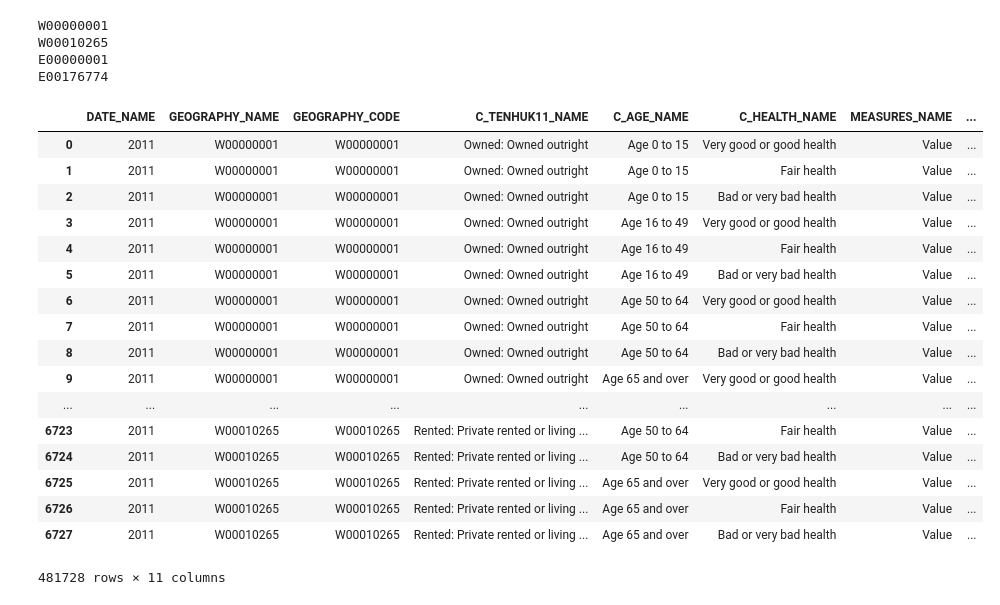
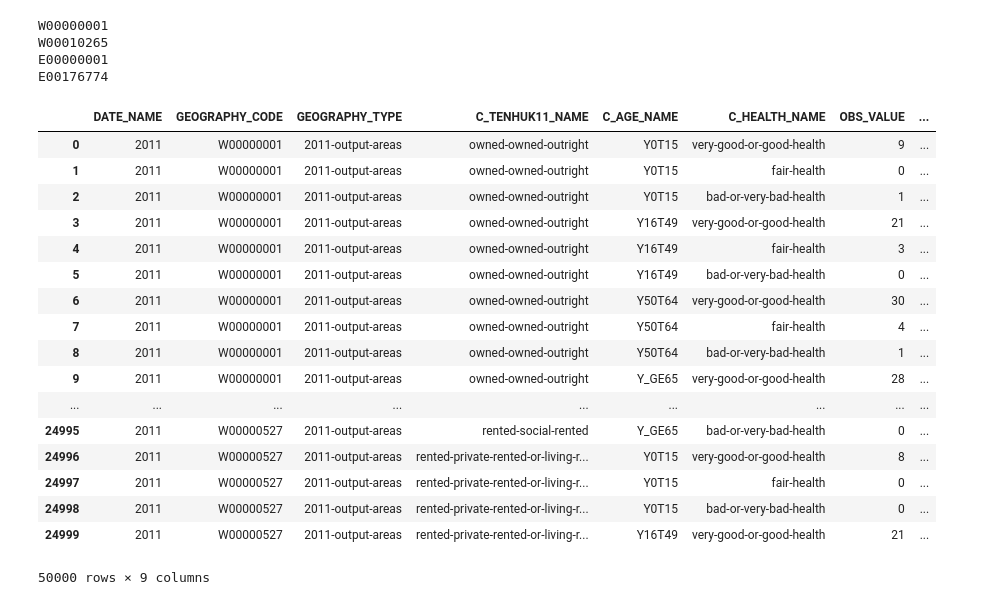
Before and after one commit to GSS-Cogs/census-test, a Jupyter notebook: NOMIS.ipynb, the cells around one changed output. Saved outputs shown, nothing was run; the diff lists cells and outputs as text; code cells hidden in the pictures.

Commit message:
Revised code, still need to write check for record counts etc.

```diff
--- a/NOMIS.ipynb
+++ b/NOMIS.ipynb
@@ -89,11 +105,14 @@ display(df_Geography_Wales)
 
 i = 0
 while True:
-    str_df_Geog_L1_ID = str(df_Geography_Wales.structure[0]['codelist'][0]['code'][i]['description'])
-    if '2011 output areas within Wales' in str_df_Geog_L1_ID:
+    str_df_Geog_L1_ID = str(df_Geography_Wales.structure[0]['codelist'][0]['code'][i]['description']['value'])
+    if '2011 output areas within Wales' == str_df_Geog_L1_ID:
         print(str_df_Geog_L1_ID + ' -- ID: ' + str(df_Geography_Wales.structure[0]['codelist'][0]['code'][i]['value']))
         str_df_Geog_L1_ID_Wales = str(df_Geography_Wales.structure[0]['codelist'][0]['code'][i]['value'])
+        break
     i += 1
+
+df_Geography_Wales = pd.DataFrame() # Memory
 # %% [output]
 |  | structure |
 | codelists | {'codelist': [{'agencyid': 'NOMIS... |
@@ -137,15 +157,21 @@ IndexError: list index out of range
 # Get Geography sets using Level 1 Geography IDs for WALES:
 baseURL_Geography_Wales_L1 = 'https://www.nomisweb.co.uk/api/v01/dataset/' + str_dataset_id + '/geography/' + str_df_Geog_L1_ID_Wales + '.def.sdmx.json'
 df_Geography_Wales_L2 = pd.read_json(baseURL_Geography_Wales_L1)
-display(df_Geography_Wales_L2)
+#display(df_Geography_Wales_L2)
 
 i = 0
 str_df_Geog_L2_ID_Wales_LowerRange = 'W99999999999999999'
 str_df_Geog_L2_ID_Wales_HigherRange = ''
 while True:
-    str_df_Geog_L2_ID = str(df_Geography_Wales_L2.structure[0]['codelist'][0]['code'][i]['description']['value'])
-    if str_df_Geog_L2_ID < str_df_Geog_L2_ID_Wales_LowerRange:
-        str_df_Geog_L2_ID_Wales_LowerRange = str_df_Geog_L2_ID
-    if str_df_Geog_L2_ID > str_df_Geog_L2_ID_Wales_HigherRange:
-        str_df_Geog_L2_ID_Wales_HigherRange = str_df_Geog_L2_ID
-    i += 1
+    try:
+        str_df_Geog_L2_ID = str(df_Geography_Wales_L2.structure[0]['codelist'][0]['code'][i]['description']['value'])
+        if str_df_Geog_L2_ID < str_df_Geog_L2_ID_Wales_LowerRange:
+            str_df_Geog_L2_ID_Wales_LowerRange = str_df_Geog_L2_ID
+        if str_df_Geog_L2_ID > str_df_Geog_L2_ID_Wales_HigherRange:
+            str_df_Geog_L2_ID_Wales_HigherRange = str_df_Geog_L2_ID
+        i += 1
+
+    except IndexError:
+        break
+
+df_Geography_Wales_L2 = pd.DataFrame() # Memory
@@ -200,43 +212,51 @@ E00176774
 # %%
 # NOMIS RESTful: Get Tabular Data using Level 2 Geography Code IDs:
 
 # Get Data for WALES:
-baseURL_Geography_Wales_Data = 'https://www.nomisweb.co.uk/api/v01/dataset/' + str_dataset_id + '.data.csv?date=latest&geography=' + str_df_Geog_L2_ID_Wales_LowerRange + '...' + str_df_Geog_L2_ID_Wales_HigherRange + '&c_tenhuk11=2,3,5,6&c_age=1...4&c_health=1...3&measures=20100&select=date_name,geography_name,geography_code,c_tenhuk11_name,c_age_name,c_health_name,measures_name,obs_value,obs_status_name,record_offset,record_count'
+#baseURL_Geography_Wales_Data = 'https://www.nomisweb.co.uk/api/v01/dataset/' + str_dataset_id + '.data.csv?date=latest&geography=' + str_df_Geog_L2_ID_Wales_LowerRange + '...' + str_df_Geog_L2_ID_Wales_HigherRange + '&c_tenhuk11=2,3,5,6&c_age=1...4&c_health=1...3&measures=20100&select=date_name,geography_name,geography_code,c_tenhuk11_name,c_age_name,c_health_name,measures_name,obs_value,obs_status_name,record_offset,record_count'
+# Revised:
+baseURL_Geography_Wales_Data = 'https://www.nomisweb.co.uk/api/v01/dataset/' + str_dataset_id + '.data.csv?date=latest&geography=' + str_df_Geog_L2_ID_Wales_LowerRange + '...' + str_df_Geog_L2_ID_Wales_HigherRange + '&c_tenhuk11=2,3,5,6&c_age=1...4&c_health=1...3&measures=20100&select=date_name,geography_code,geography_type,c_tenhuk11_name,c_age_name,c_health_name,obs_value,record_offset,record_count'
+stream = session.get(baseURL_Geography_Wales_Data, stream=True).raw
+stream.decode_content = True
+final_df_wales = pd.read_csv(stream)
 
 additionalURL = ''
 intRecordController = 0
-final_df_wales = pd.DataFrame()
-
 # The links below are limited to the first 25,000 cells per call.
 while True:
     additionalURL = '&RecordOffset=' + str(intRecordController)
     concatenatedURL = baseURL_Geography_Wales_Data + additionalURL
     dataframe = pd.read_csv(concatenatedURL)
     if (dataframe.empty):
         break
 
     #display(dataframe)
     frames = [final_df_wales, dataframe]
     final_df_wales = pd.concat(frames)
-    intRecordController = intRecordController + 25000
+
+
+final_df_wales.GEOGRAPHY_TYPE  = final_df_wales.GEOGRAPHY_TYPE.apply(slug.slug)
+final_df_wales.C_TENHUK11_NAME = final_df_wales.C_TENHUK11_NAME.apply(slug.slug)
+final_df_wales.C_HEALTH_NAME   = final_df_wales.C_HEALTH_NAME.apply(slug.slug)
+final_df_wales['C_AGE_NAME']   = final_df_wales['C_AGE_NAME'].replace('Age 0 to 15', 'Y0T15').replace('Age 16 to 49', 'Y16T49').replace('Age 50 to 64', 'Y50T64').replace('Age 65 and over', 'Y_GE65')
 
 display(final_df_wales)
 # %% [output]
-|  | DATE_NAME | GEOGRAPHY_NAME | GEOGRAPHY_CODE | C_TENHUK11_NAME | C_AGE_NAME | C_HEALTH_NAME | MEASURES_NAME | ... |
-| 0 | 2011 | W00000001 | W00000001 | Owned: Owned outright | Age 0 to 15 | Very good or good health | Value | ... |
-| 1 | 2011 | W00000001 | W00000001 | Owned: Owned outright | Age 0 to 15 | Fair health | Value | ... |
-| 2 | 2011 | W00000001 | W00000001 | Owned: Owned outright | Age 0 to 15 | Bad or very bad health | Value | ... |
-| 3 | 2011 | W00000001 | W00000001 | Owned: Owned outright | Age 16 to 49 | Very good or good health | Value | ... |
-| 4 | 2011 | W00000001 | W00000001 | Owned: Owned outright | Age 16 to 49 | Fair health | Value | ... |
-| 5 | 2011 | W00000001 | W00000001 | Owned: Owned outright | Age 16 to 49 | Bad or very bad health | Value | ... |
-| 6 | 2011 | W00000001 | W00000001 | Owned: Owned outright | Age 50 to 64 | Very good or good health | Value | ... |
-| 7 | 2011 | W00000001 | W00000001 | Owned: Owned outright | Age 50 to 64 | Fair health | Value | ... |
-| 8 | 2011 | W00000001 | W00000001 | Owned: Owned outright | Age 50 to 64 | Bad or very bad health | Value | ... |
-| 9 | 2011 | W00000001 | W00000001 | Owned: Owned outright | Age 65 and over | Very good or good health | Value | ... |
+|  | DATE_NAME | GEOGRAPHY_CODE | GEOGRAPHY_TYPE | C_TENHUK11_NAME | C_AGE_NAME | C_HEALTH_NAME | OBS_VALUE | ... |
+| 0 | 2011 | W00000001 | 2011-output-areas | owned-owned-outright | Y0T15 | very-good-or-good-health | 9 | ... |
+| 1 | 2011 | W00000001 | 2011-output-areas | owned-owned-outright | Y0T15 | fair-health | 0 | ... |
+| 2 | 2011 | W00000001 | 2011-output-areas | owned-owned-outright | Y0T15 | bad-or-very-bad-health | 1 | ... |
+| 3 | 2011 | W00000001 | 2011-output-areas | owned-owned-outright | Y16T49 | very-good-or-good-health | 21 | ... |
+| 4 | 2011 | W00000001 | 2011-output-areas | owned-owned-outright | Y16T49 | fair-health | 3 | ... |
+| 5 | 2011 | W00000001 | 2011-output-areas | owned-owned-outright | Y16T49 | bad-or-very-bad-health | 0 | ... |
+| 6 | 2011 | W00000001 | 2011-output-areas | owned-owned-outright | Y50T64 | very-good-or-good-health | 30 | ... |
+| 7 | 2011 | W00000001 | 2011-output-areas | owned-owned-outright | Y50T64 | fair-health | 4 | ... |
+| 8 | 2011 | W00000001 | 2011-output-areas | owned-owned-outright | Y50T64 | bad-or-very-bad-health | 1 | ... |
+| 9 | 2011 | W00000001 | 2011-output-areas | owned-owned-outright | Y_GE65 | very-good-or-good-health | 28 | ... |
 | ... | ... | ... | ... | ... | ... | ... | ... | ... |
-| 6723 | 2011 | W00010265 | W00010265 | Rented: Private rented or living ... | Age 50 to 64 | Fair health | Value | ... |
-| 6724 | 2011 | W00010265 | W00010265 | Rented: Private rented or living ... | Age 50 to 64 | Bad or very bad health | Value | ... |
-| 6725 | 2011 | W00010265 | W00010265 | Rented: Private rented or living ... | Age 65 and over | Very good or good health | Value | ... |
-| 6726 | 2011 | W00010265 | W00010265 | Rented: Private rented or living ... | Age 65 and over | Fair health | Value | ... |
-| 6727 | 2011 | W00010265 | W00010265 | Rented: Private rented or living ... | Age 65 and over | Bad or very bad health | Value | ... |
+| 24995 | 2011 | W00000527 | 2011-output-areas | rented-social-rented | Y_GE65 | bad-or-very-bad-health | 0 | ... |
+| 24996 | 2011 | W00000527 | 2011-output-areas | rented-private-rented-or-living-r... | Y0T15 | very-good-or-good-health | 8 | ... |
+| 24997 | 2011 | W00000527 | 2011-output-areas | rented-private-rented-or-living-r... | Y0T15 | fair-health | 0 | ... |
+| 24998 | 2011 | W00000527 | 2011-output-areas | rented-private-rented-or-living-r... | Y0T15 | bad-or-very-bad-health | 0 | ... |
+| 24999 | 2011 | W00000527 | 2011-output-areas | rented-private-rented-or-living-r... | Y16T49 | very-good-or-good-health | 21 | ... |
-481728 rows × 11 columns
+50000 rows × 9 columns
```
Also changed, not shown: parts of 14 cells of this notebook.
